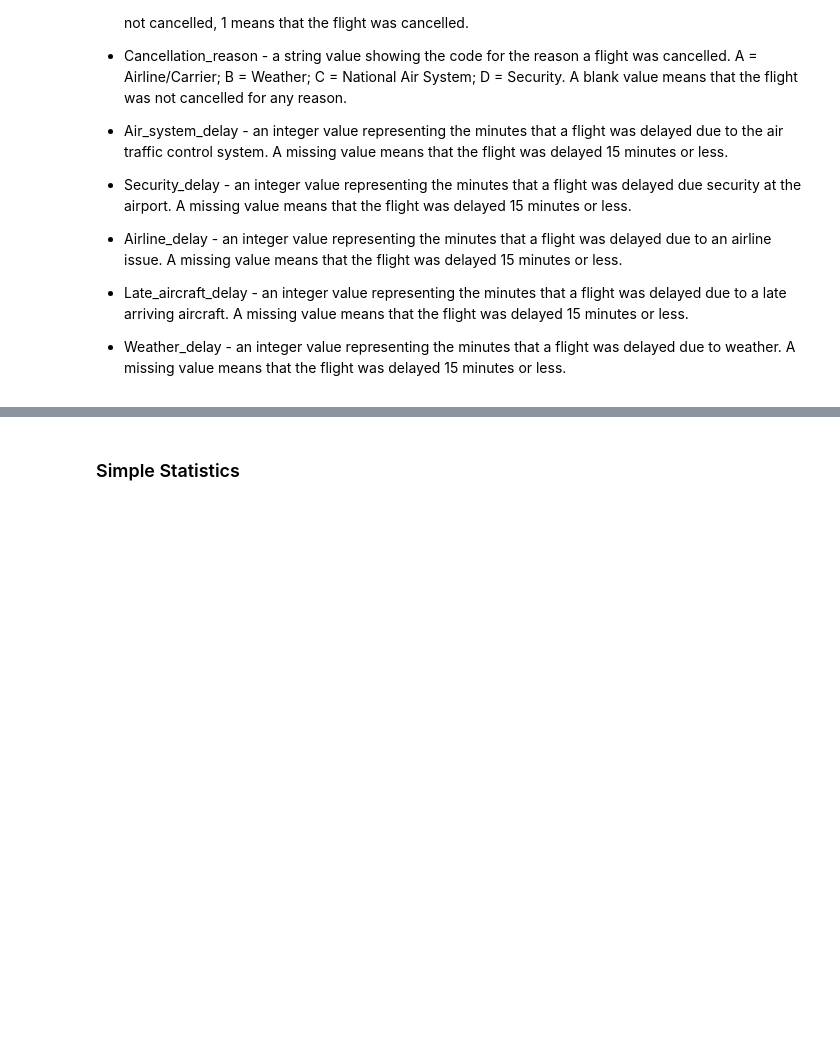
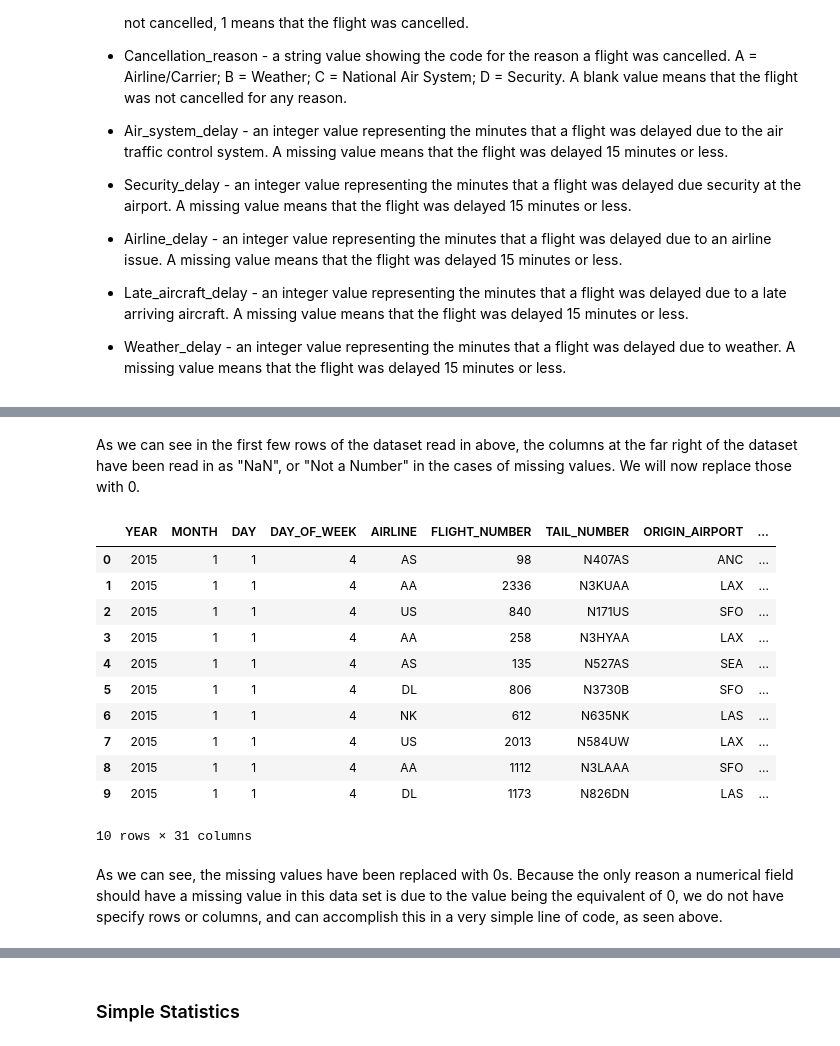
Before and after one commit to JackNelson/MSDS7331_Project1, a Jupyter notebook: Project1.ipynb, the cells around one changed output, grey strips where cells are left out. Saved outputs shown, nothing was run; the diff lists cells and outputs as text; code cells hidden in the pictures; blank space fills up the shorter version.

```diff
--- a/Project1.ipynb
+++ b/Project1.ipynb
@@ -83,0 +116,20 @@ In this section we will provide a quick table to identify IATA carrier codes wit
+# %% [markdown]
+As we can see in the first few rows of the dataset read in above, the columns at the far right of the dataset have been read in as "NaN", or "Not a Number" in the cases of missing values. We will now replace those with 0.
+# %%
+df.fillna(0, inplace=True)
+df.head(10)
+# %% [output]
+|  | YEAR | MONTH | DAY | DAY_OF_WEEK | AIRLINE | FLIGHT_NUMBER | TAIL_NUMBER | ORIGIN_AIRPORT | ... |
+| 0 | 2015 | 1 | 1 | 4 | AS | 98 | N407AS | ANC | ... |
+| 1 | 2015 | 1 | 1 | 4 | AA | 2336 | N3KUAA | LAX | ... |
+| 2 | 2015 | 1 | 1 | 4 | US | 840 | N171US | SFO | ... |
+| 3 | 2015 | 1 | 1 | 4 | AA | 258 | N3HYAA | LAX | ... |
+| 4 | 2015 | 1 | 1 | 4 | AS | 135 | N527AS | SEA | ... |
+| 5 | 2015 | 1 | 1 | 4 | DL | 806 | N3730B | SFO | ... |
+| 6 | 2015 | 1 | 1 | 4 | NK | 612 | N635NK | LAS | ... |
+| 7 | 2015 | 1 | 1 | 4 | US | 2013 | N584UW | LAX | ... |
+| 8 | 2015 | 1 | 1 | 4 | AA | 1112 | N3LAAA | SFO | ... |
+| 9 | 2015 | 1 | 1 | 4 | DL | 1173 | N826DN | LAS | ... |
+10 rows × 31 columns
+# %% [markdown]
+As we can see, the missing values have been replaced with 0s. Because the only reason a numerical field should have a missing value in this data set is due to the value being the equivalent of 0, we do not have specify rows or columns, and can accomplish this in a very simple line of code, as seen above.
```
Also changed, not shown: parts of 54 cells of this notebook.
